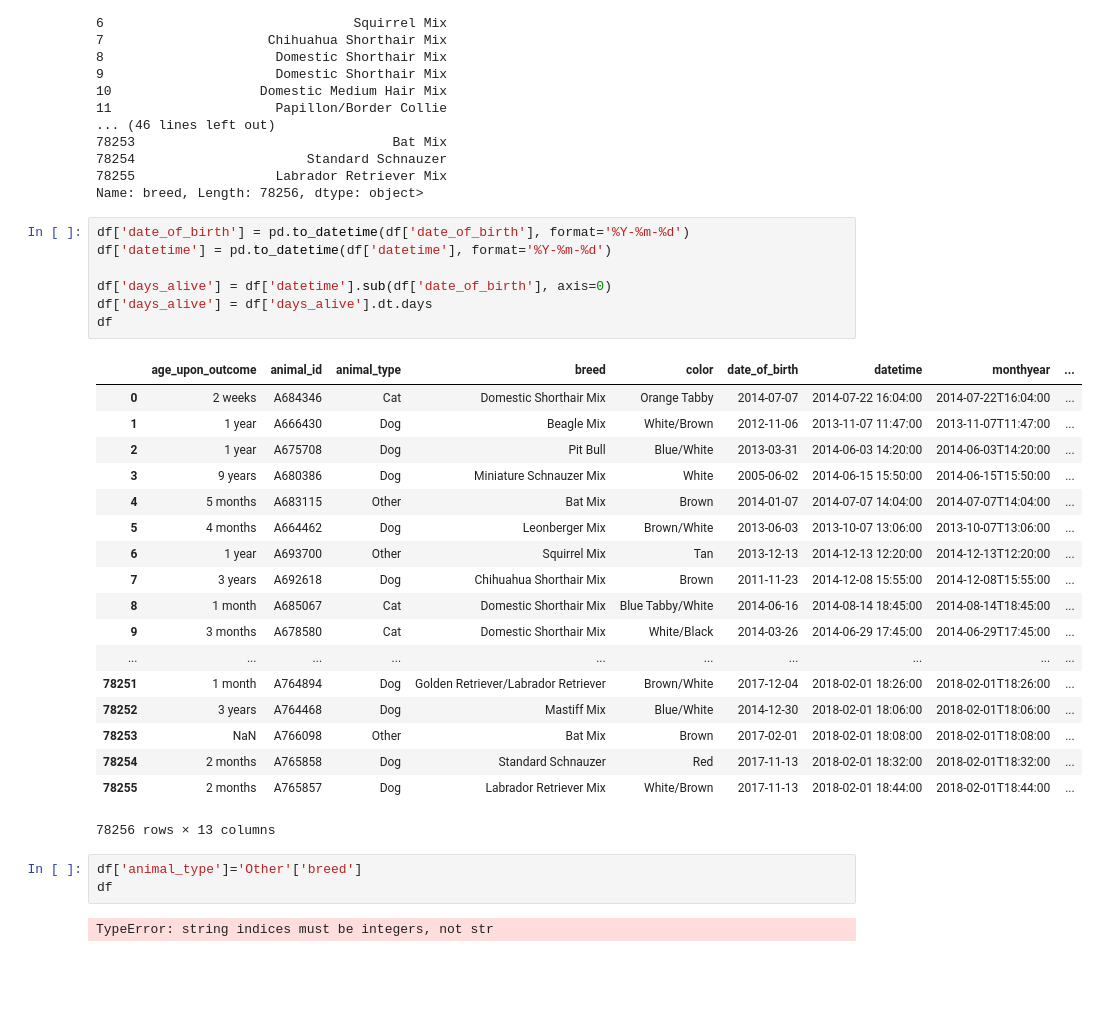
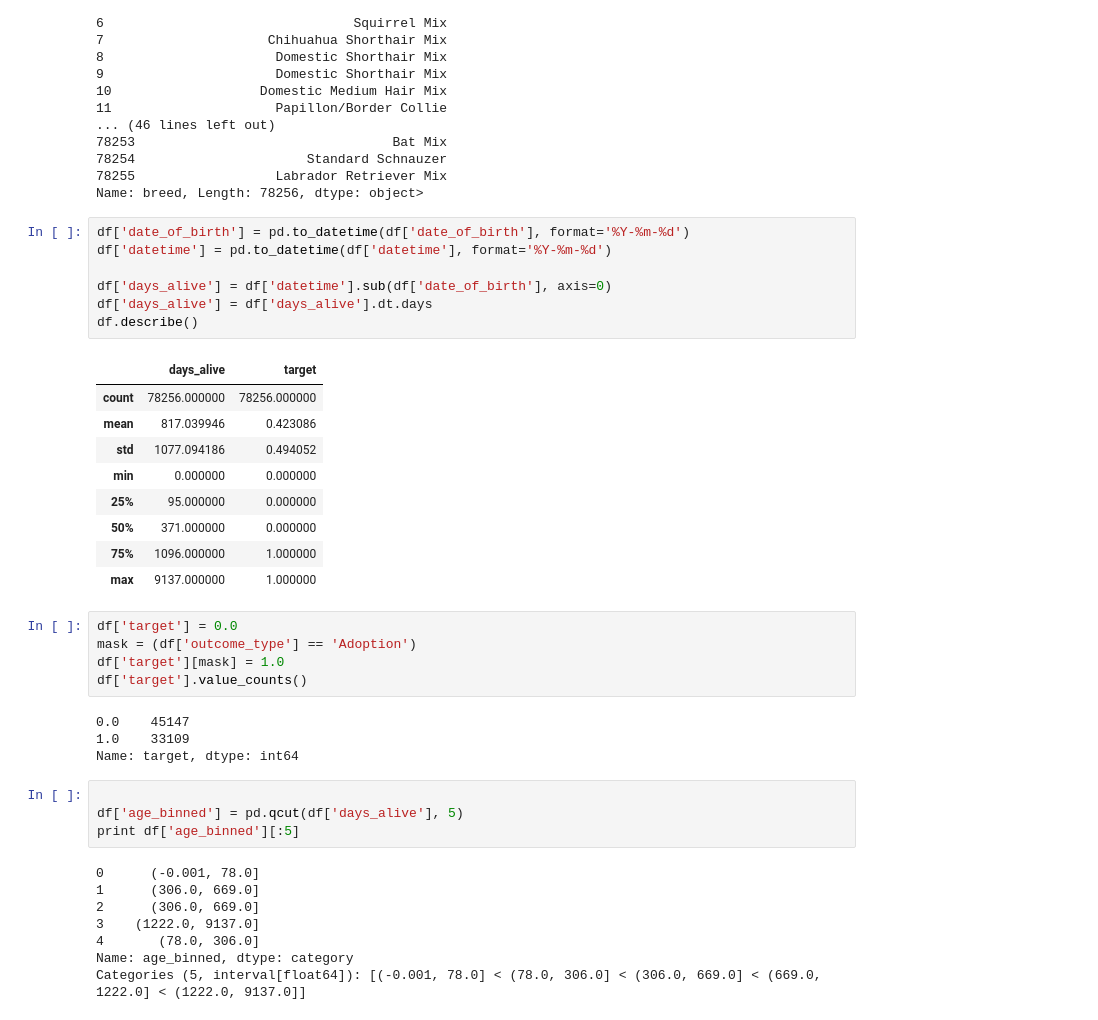
Before and after one commit to j-lei/373analytics, a Jupyter notebook: Austin Project Notebook.ipynb, the cells around one changed output. Cells and saved outputs as stored; diff of their text form; blank space fills up the shorter version.

```diff
--- a/Austin Project Notebook.ipynb
+++ b/Austin Project Notebook.ipynb
@@ -58,31 +58,38 @@ Name: breed, Length: 78256, dtype: object>
 # %%
 df['date_of_birth'] = pd.to_datetime(df['date_of_birth'], format='%Y-%m-%d')
 df['datetime'] = pd.to_datetime(df['datetime'], format='%Y-%m-%d')
 
 df['days_alive'] = df['datetime'].sub(df['date_of_birth'], axis=0)
 df['days_alive'] = df['days_alive'].dt.days
-df
+df.describe()
 # %% [output]
-|  | age_upon_outcome | animal_id | animal_type | breed | color | date_of_birth | datetime | monthyear | ... |
-| 0 | 2 weeks | A684346 | Cat | Domestic Shorthair Mix | Orange Tabby | 2014-07-07 | 2014-07-22 16:04:00 | 2014-07-22T16:04:00 | ... |
-| 1 | 1 year | A666430 | Dog | Beagle Mix | White/Brown | 2012-11-06 | 2013-11-07 11:47:00 | 2013-11-07T11:47:00 | ... |
-| 2 | 1 year | A675708 | Dog | Pit Bull | Blue/White | 2013-03-31 | 2014-06-03 14:20:00 | 2014-06-03T14:20:00 | ... |
-| 3 | 9 years | A680386 | Dog | Miniature Schnauzer Mix | White | 2005-06-02 | 2014-06-15 15:50:00 | 2014-06-15T15:50:00 | ... |
-| 4 | 5 months | A683115 | Other | Bat Mix | Brown | 2014-01-07 | 2014-07-07 14:04:00 | 2014-07-07T14:04:00 | ... |
-| 5 | 4 months | A664462 | Dog | Leonberger Mix | Brown/White | 2013-06-03 | 2013-10-07 13:06:00 | 2013-10-07T13:06:00 | ... |
-| 6 | 1 year | A693700 | Other | Squirrel Mix | Tan | 2013-12-13 | 2014-12-13 12:20:00 | 2014-12-13T12:20:00 | ... |
-| 7 | 3 years | A692618 | Dog | Chihuahua Shorthair Mix | Brown | 2011-11-23 | 2014-12-08 15:55:00 | 2014-12-08T15:55:00 | ... |
-| 8 | 1 month | A685067 | Cat | Domestic Shorthair Mix | Blue Tabby/White | 2014-06-16 | 2014-08-14 18:45:00 | 2014-08-14T18:45:00 | ... |
-| 9 | 3 months | A678580 | Cat | Domestic Shorthair Mix | White/Black | 2014-03-26 | 2014-06-29 17:45:00 | 2014-06-29T17:45:00 | ... |
-| ... | ... | ... | ... | ... | ... | ... | ... | ... | ... |
-| 78251 | 1 month | A764894 | Dog | Golden Retriever/Labrador Retriever | Brown/White | 2017-12-04 | 2018-02-01 18:26:00 | 2018-02-01T18:26:00 | ... |
-| 78252 | 3 years | A764468 | Dog | Mastiff Mix | Blue/White | 2014-12-30 | 2018-02-01 18:06:00 | 2018-02-01T18:06:00 | ... |
-| 78253 | NaN | A766098 | Other | Bat Mix | Brown | 2017-02-01 | 2018-02-01 18:08:00 | 2018-02-01T18:08:00 | ... |
-| 78254 | 2 months | A765858 | Dog | Standard Schnauzer | Red | 2017-11-13 | 2018-02-01 18:32:00 | 2018-02-01T18:32:00 | ... |
-| 78255 | 2 months | A765857 | Dog | Labrador Retriever Mix | White/Brown | 2017-11-13 | 2018-02-01 18:44:00 | 2018-02-01T18:44:00 | ... |
+|  | days_alive | target |
+| count | 78256.000000 | 78256.000000 |
+| mean | 817.039946 | 0.423086 |
+| std | 1077.094186 | 0.494052 |
+| min | 0.000000 | 0.000000 |
+| 25% | 95.000000 | 0.000000 |
+| 50% | 371.000000 | 0.000000 |
+| 75% | 1096.000000 | 1.000000 |
+| max | 9137.000000 | 1.000000 |
-78256 rows × 13 columns
-# %%
-df['animal_type']='Other'['breed']
-df
-# %% [output]
-TypeError: string indices must be integers, not str
+# %%
+df['target'] = 0.0
+mask = (df['outcome_type'] == 'Adoption')
+df['target'][mask] = 1.0
+df['target'].value_counts()
+# %% [output]
+0.0    45147
+1.0    33109
+Name: target, dtype: int64
+# %%
+
+df['age_binned'] = pd.qcut(df['days_alive'], 5)
+print df['age_binned'][:5]
+# %% [output]
+0      (-0.001, 78.0]
+1      (306.0, 669.0]
+2      (306.0, 669.0]
+3    (1222.0, 9137.0]
+4       (78.0, 306.0]
+Name: age_binned, dtype: category
+Categories (5, interval[float64]): [(-0.001, 78.0] < (78.0, 306.0] < (306.0, 669.0] < (669.0, 1222.0] < (1222.0, 9137.0]]
```
Also changed, not shown: parts of 14 cells of this notebook.
